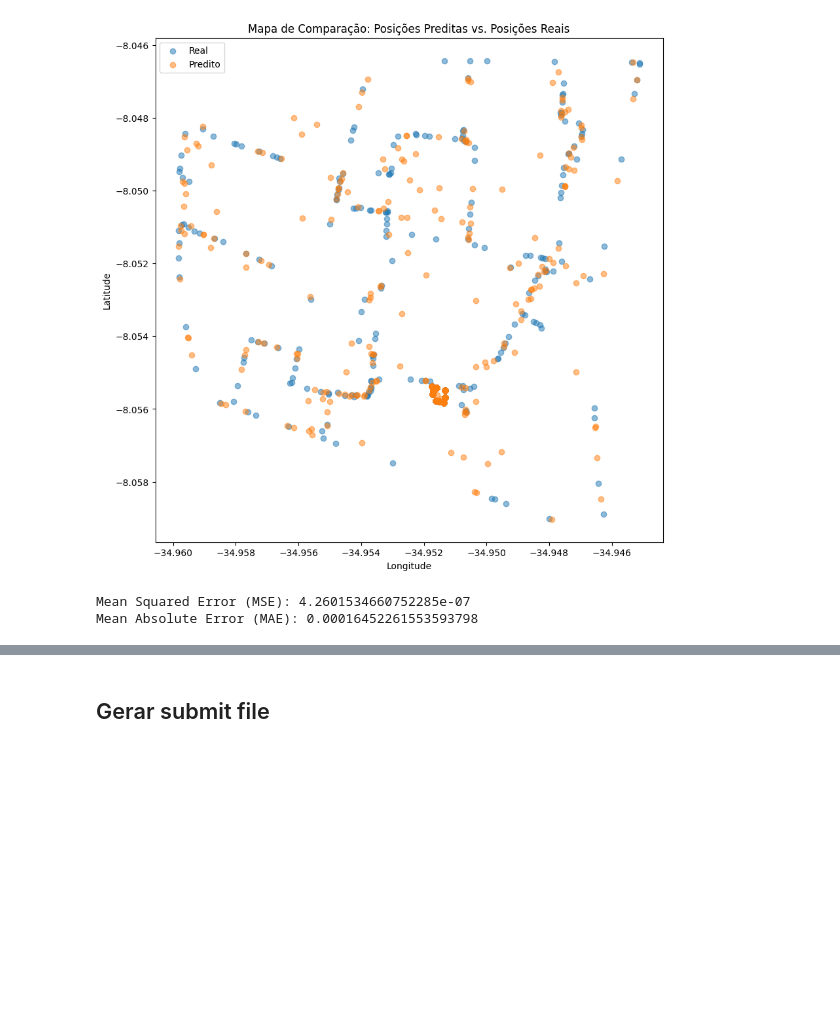
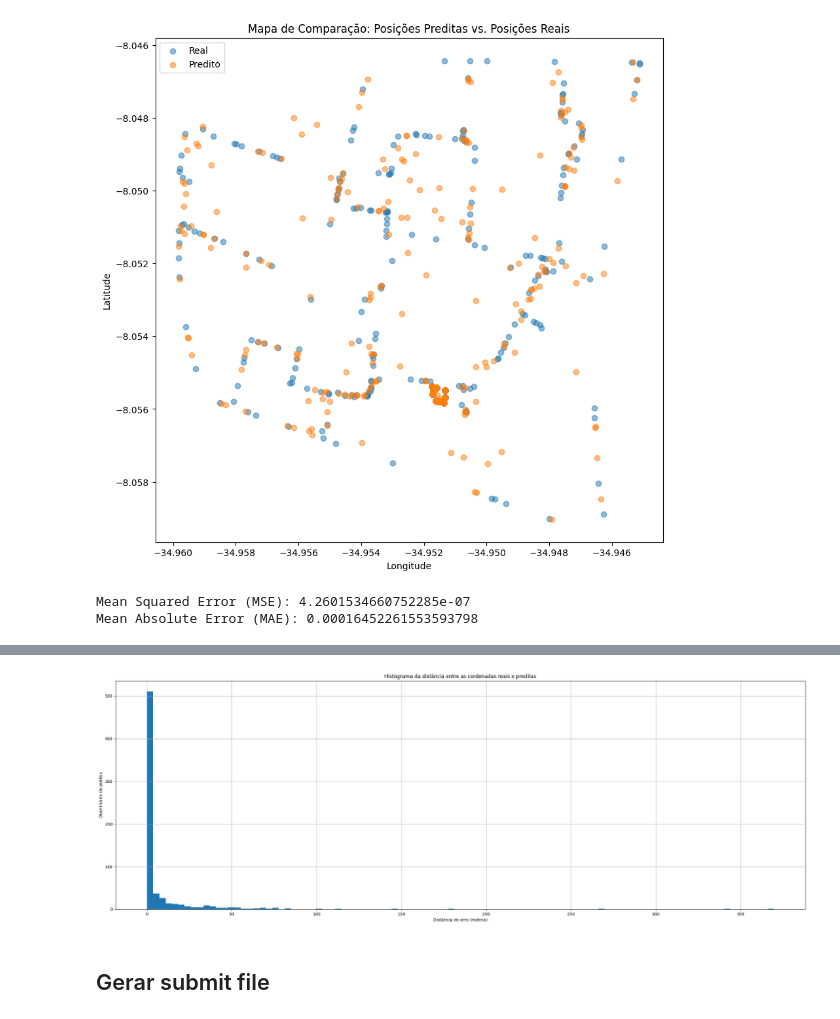
Before and after one commit to pccql/comunicacoes-moveis, a Jupyter notebook: methods/knn.ipynb, the cells around one changed output, grey strips where cells are left out. Drawn from its saved outputs; the diff is of its cells as text; code cells hidden in the pictures; blank space fills up the shorter version.

```diff
--- a/methods/knn.ipynb
+++ b/methods/knn.ipynb
@@ -49,3 +77,15 @@ Mean Absolute Error (MAE): 0.00016452261553593798
+# %%
+plt.figure(figsize=(30, 10))
+plt.hist(df_with_error_info['diff_meters'], bins=100)
+
+plt.xlabel('Distância do erro (metros)')
+plt.ylabel('Quantidade de pontos')
+plt.title('Histograma da distância entre as cordenadas reais e preditas')
+
+plt.grid(True)
+plt.show()
+# %% [output]
+[figure, added]
 # %% [markdown]
 ## Gerar submit file
 # %%
```
Also changed, not shown: parts of 7 cells of this notebook, 1 other file.
